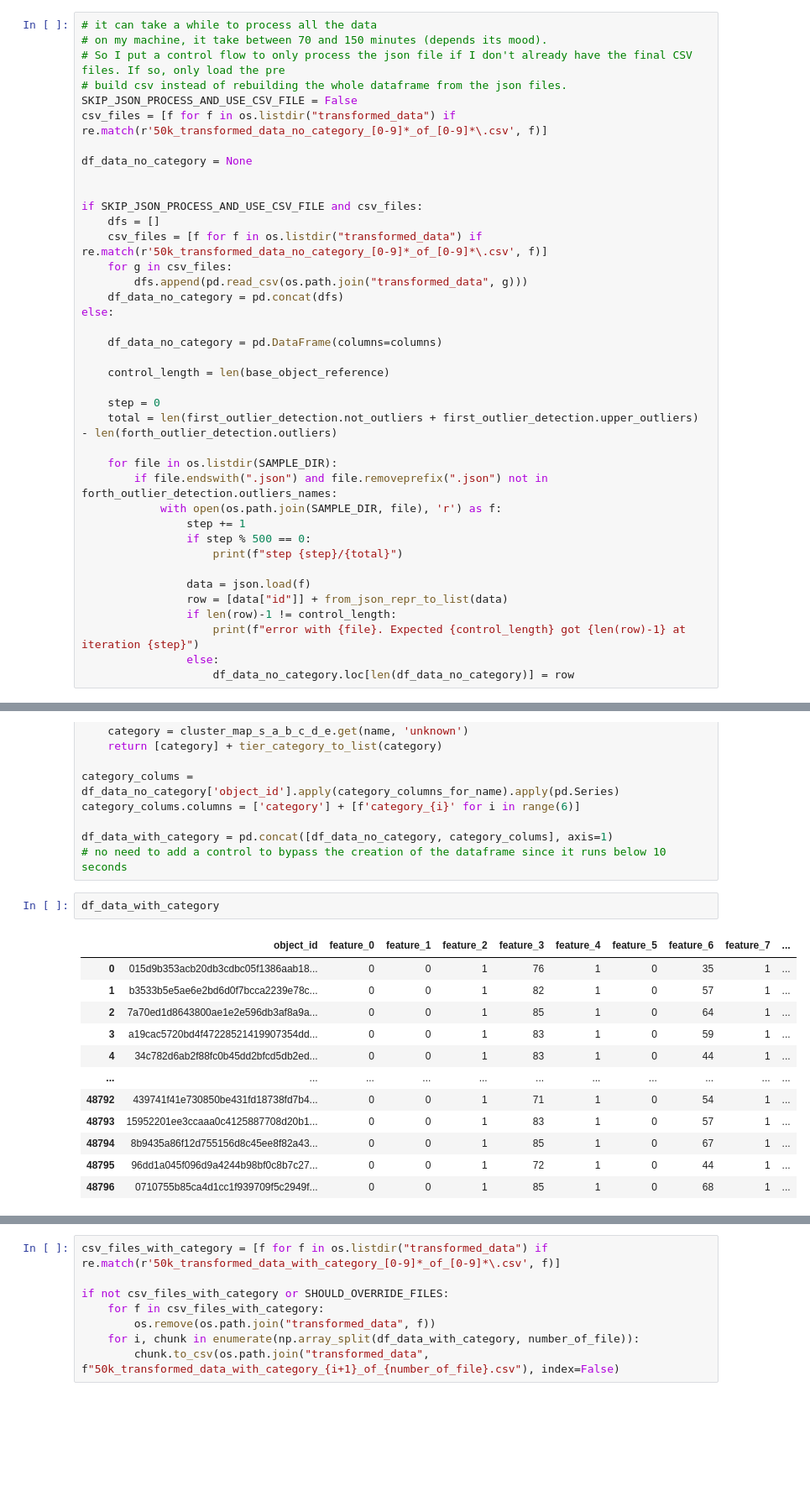
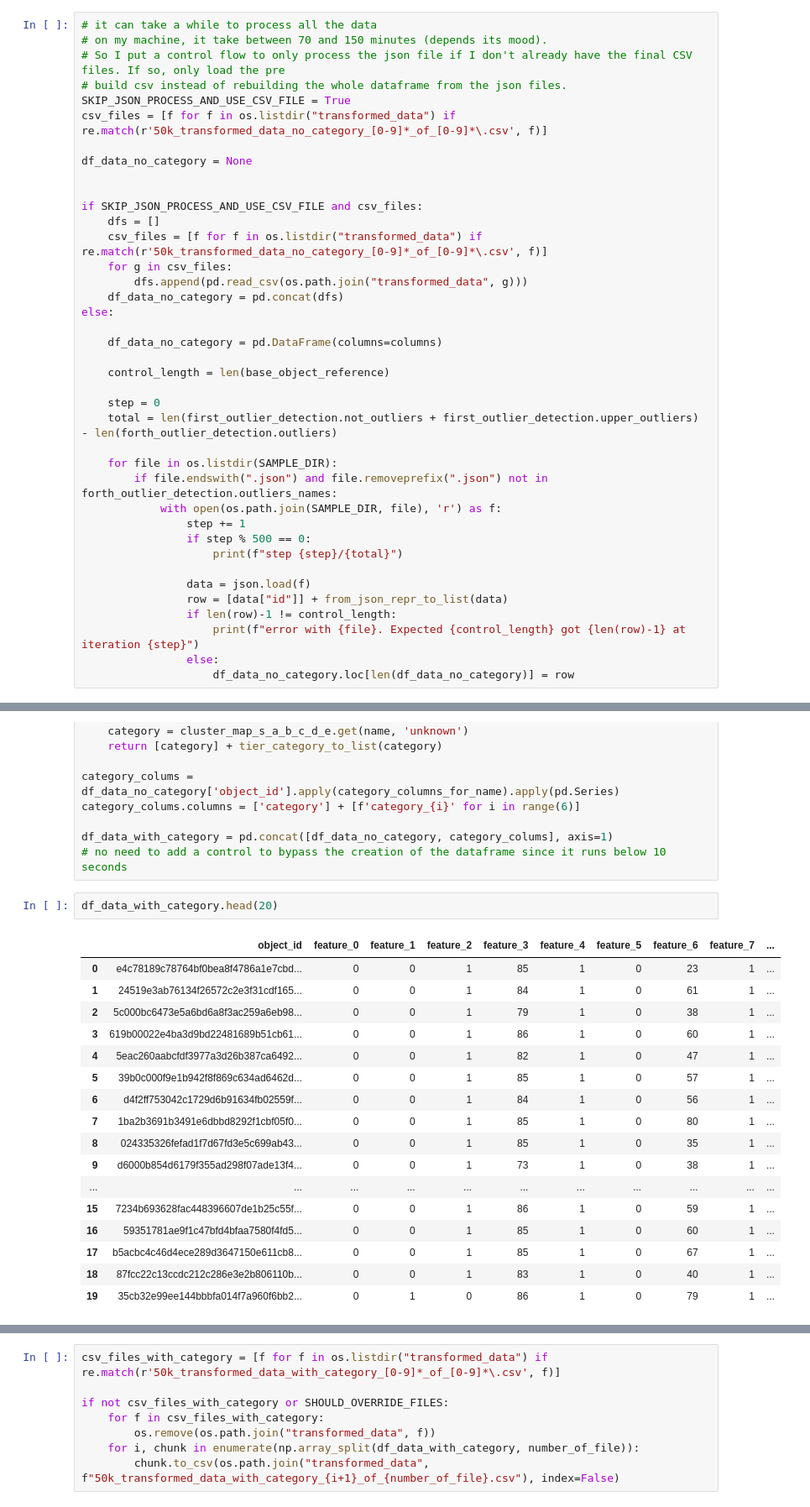
Before and after one commit to PricerOfExile/model-exploration-v2, a Jupyter notebook: notebooks/sample-v3-analysis.ipynb, the cells around one changed output, grey strips where cells are left out. Shown at 84% size. Drawn from its saved outputs; the diff is of its cells as text; blank space fills up the shorter version.

```diff
--- a/notebooks/sample-v3-analysis.ipynb
+++ b/notebooks/sample-v3-analysis.ipynb
@@ -614,7 +639,7 @@ forth_outlier_detection.upper_outliers_names
 # on my machine, it take between 70 and 150 minutes (depends its mood).
 # So I put a control flow to only process the json file if I don't already have the final CSV files. If so, only load the pre
 # build csv instead of rebuilding the whole dataframe from the json files.
-SKIP_JSON_PROCESS_AND_USE_CSV_FILE = False
+SKIP_JSON_PROCESS_AND_USE_CSV_FILE = True
 csv_files = [f for f in os.listdir("transformed_data") if re.match(r'50k_transformed_data_no_category_[0-9]*_of_[0-9]*\.csv', f)]
 
 df_data_no_category = None
@@ -815,17 +841,22 @@ category_colums.columns = ['category'] + [f'category_{i}' for i in range(6)]
 df_data_with_category = pd.concat([df_data_no_category, category_colums], axis=1)
 # no need to add a control to bypass the creation of the dataframe since it runs below 10 seconds
 # %%
-df_data_with_category
+df_data_with_category.head(20)
 # %% [output]
 |  | object_id | feature_0 | feature_1 | feature_2 | feature_3 | feature_4 | feature_5 | feature_6 | feature_7 | ... |
-| 0 | 015d9b353acb20db3cdbc05f1386aab18... | 0 | 0 | 1 | 76 | 1 | 0 | 35 | 1 | ... |
-| 1 | b3533b5e5ae6e2bd6d0f7bcca2239e78c... | 0 | 0 | 1 | 82 | 1 | 0 | 57 | 1 | ... |
-| 2 | 7a70ed1d8643800ae1e2e596db3af8a9a... | 0 | 0 | 1 | 85 | 1 | 0 | 64 | 1 | ... |
-| 3 | a19cac5720bd4f47228521419907354dd... | 0 | 0 | 1 | 83 | 1 | 0 | 59 | 1 | ... |
-| 4 | 34c782d6ab2f88fc0b45dd2bfcd5db2ed... | 0 | 0 | 1 | 83 | 1 | 0 | 44 | 1 | ... |
+| 0 | e4c78189c78764bf0bea8f4786a1e7cbd... | 0 | 0 | 1 | 85 | 1 | 0 | 23 | 1 | ... |
+| 1 | 24519e3ab76134f26572c2e3f31cdf165... | 0 | 0 | 1 | 84 | 1 | 0 | 61 | 1 | ... |
+| 2 | 5c000bc6473e5a6bd6a8f3ac259a6eb98... | 0 | 0 | 1 | 79 | 1 | 0 | 38 | 1 | ... |
+| 3 | 619b00022e4ba3d9bd22481689b51cb61... | 0 | 0 | 1 | 86 | 1 | 0 | 60 | 1 | ... |
+| 4 | 5eac260aabcfdf3977a3d26b387ca6492... | 0 | 0 | 1 | 82 | 1 | 0 | 47 | 1 | ... |
+| 5 | 39b0c000f9e1b942f8f869c634ad6462d... | 0 | 0 | 1 | 85 | 1 | 0 | 57 | 1 | ... |
+| 6 | d4f2ff753042c1729d6b91634fb02559f... | 0 | 0 | 1 | 84 | 1 | 0 | 56 | 1 | ... |
+| 7 | 1ba2b3691b3491e6dbbd8292f1cbf05f0... | 0 | 0 | 1 | 85 | 1 | 0 | 80 | 1 | ... |
+| 8 | 024335326fefad1f7d67fd3e5c699ab43... | 0 | 0 | 1 | 85 | 1 | 0 | 35 | 1 | ... |
+| 9 | d6000b854d6179f355ad298f07ade13f4... | 0 | 0 | 1 | 73 | 1 | 0 | 38 | 1 | ... |
 | ... | ... | ... | ... | ... | ... | ... | ... | ... | ... | ... |
-| 48792 | 439741f41e730850be431fd18738fd7b4... | 0 | 0 | 1 | 71 | 1 | 0 | 54 | 1 | ... |
-| 48793 | 15952201ee3ccaaa0c4125887708d20b1... | 0 | 0 | 1 | 83 | 1 | 0 | 57 | 1 | ... |
-| 48794 | 8b9435a86f12d755156d8c45ee8f82a43... | 0 | 0 | 1 | 85 | 1 | 0 | 67 | 1 | ... |
-| 48795 | 96dd1a045f096d9a4244b98bf0c8b7c27... | 0 | 0 | 1 | 72 | 1 | 0 | 44 | 1 | ... |
-| 48796 | 0710755b85ca4d1cc1f939709f5c2949f... | 0 | 0 | 1 | 85 | 1 | 0 | 68 | 1 | ... |
+| 15 | 7234b693628fac448396607de1b25c55f... | 0 | 0 | 1 | 86 | 1 | 0 | 59 | 1 | ... |
+| 16 | 59351781ae9f1c47bfd4bfaa7580f4fd5... | 0 | 0 | 1 | 85 | 1 | 0 | 60 | 1 | ... |
+| 17 | b5acbc4c46d4ece289d3647150e611cb8... | 0 | 0 | 1 | 85 | 1 | 0 | 67 | 1 | ... |
+| 18 | 87fcc22c13ccdc212c286e3e2b806110b... | 0 | 0 | 1 | 83 | 1 | 0 | 40 | 1 | ... |
+| 19 | 35cb32e99ee144bbbfa014f7a960f6bb2... | 0 | 1 | 0 | 86 | 1 | 0 | 79 | 1 | ... |
```
Also changed, not shown: parts of 18 cells of this notebook, 29 other files.
